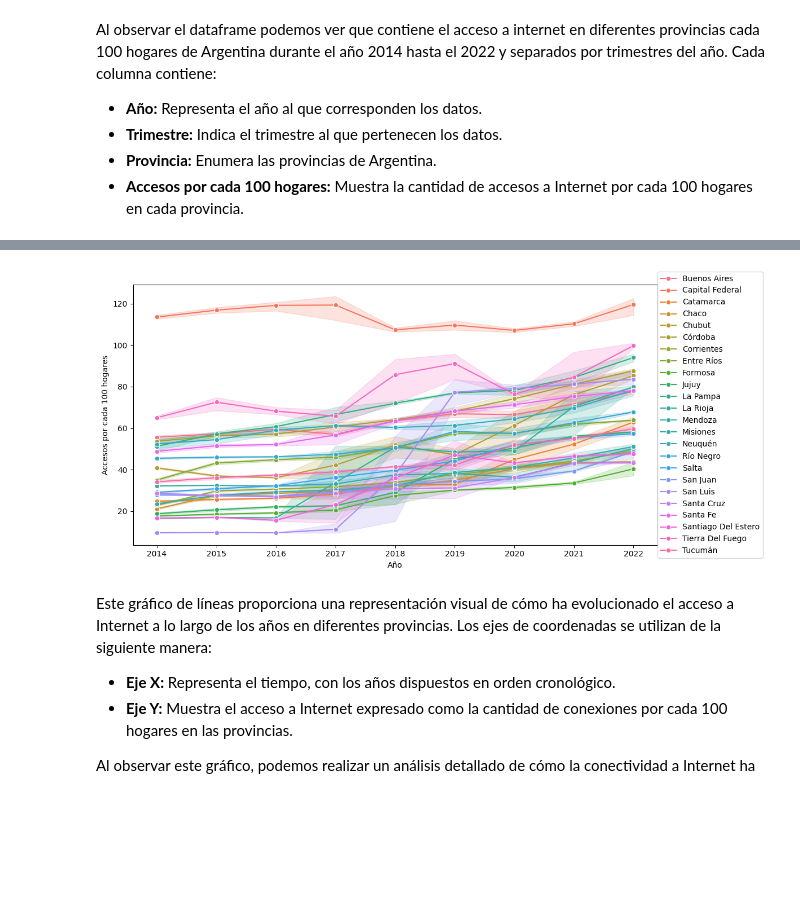
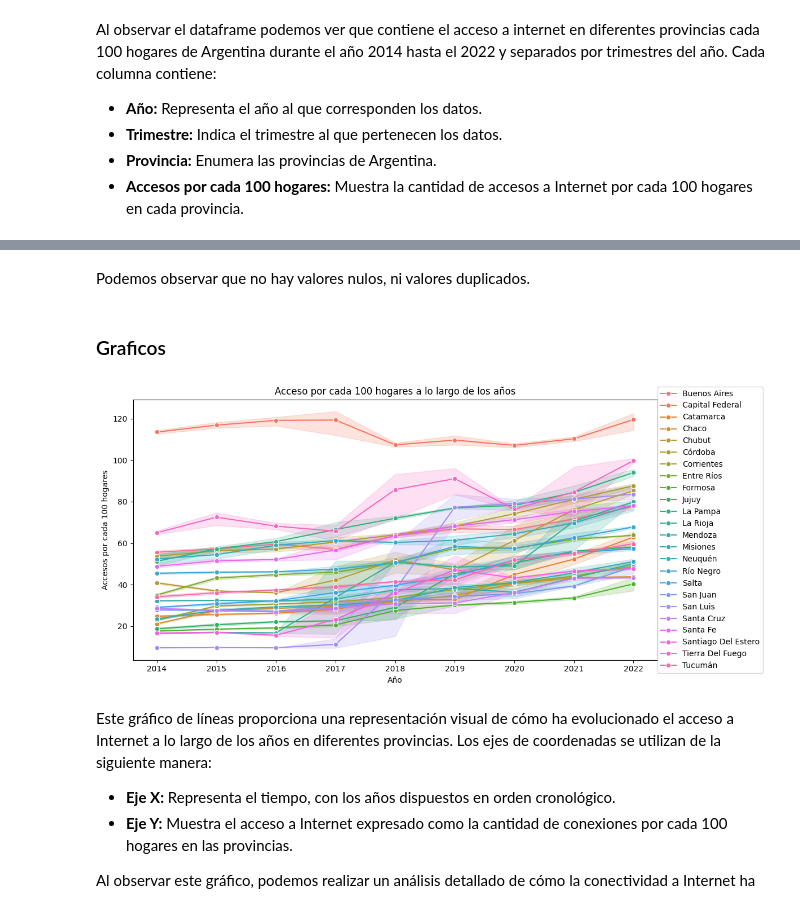
Before and after one commit to DamianAlbarino/Data-analysis-de-telecomunicaciones, a Jupyter notebook: EDA.ipynb, the cells around one changed output, grey strips where cells are left out. Saved outputs shown, nothing was run; the diff lists cells and outputs as text; code cells hidden in the pictures; blank space fills up the shorter version.

```diff
--- a/EDA.ipynb
+++ b/EDA.ipynb
@@ -32,0 +51,2 @@ Cada columna contiene:
+# %%
+df['Provincia'] = df['Provincia'].astype('category')
@@ -33,10 +67,15 @@ Cada columna contiene:
+# %% [markdown]
+Podemos observar que no hay valores nulos, ni valores duplicados.
+# %% [markdown]
+### Graficos
 # %%
 plt.figure(figsize=(12,6))
 sns.lineplot(x='Año',y='Accesos por cada 100 hogares', data = df, hue='Provincia', marker='o')
 plt.legend(loc=(1,-0.05))
+plt.title('Acceso por cada 100 hogares a lo largo de los años')
 plt.show()
 # %% [output]
-[figure, old version]
+[figure, new version]
 # %% [markdown]
 Este gráfico de líneas proporciona una representación visual de cómo ha evolucionado el acceso a Internet a lo largo de los años en diferentes provincias. Los ejes de coordenadas se utilizan de la siguiente manera:
 
```
Also changed, not shown: parts of 40 cells of this notebook, 2 other files.
